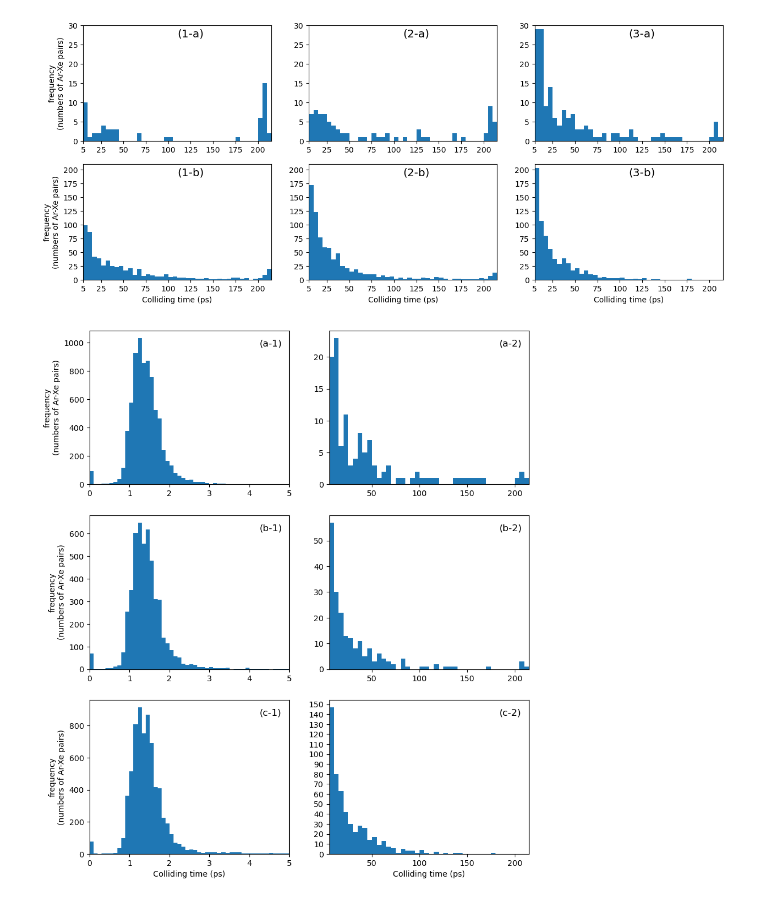
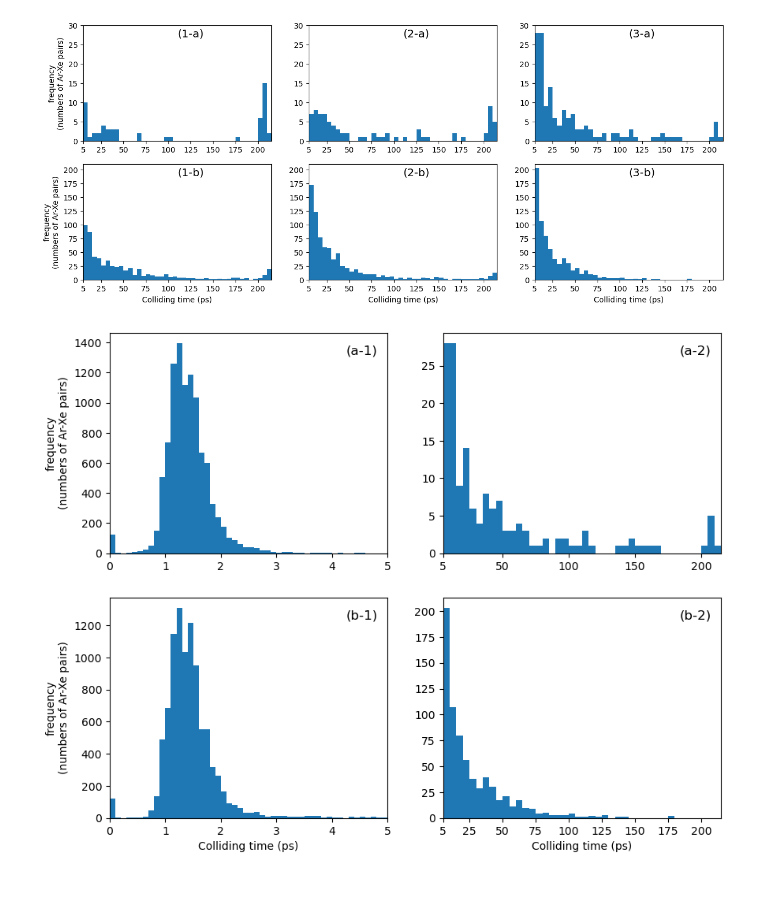
Before and after one commit to RibeiroGroup/Molecular-Dynamics-for-CIS, a Jupyter notebook: src/analyze_monte_carlo.ipynb, the cells around one changed output. Drawn from its saved outputs; the diff is of its cells as text; code cells hidden in the pictures.

```diff
--- a/src/analyze_monte_carlo.ipynb
+++ b/src/analyze_monte_carlo.ipynb
@@ -175,14 +175,15 @@ for i,(temp, freefield_result_path) in enumerate(FREEFIELD_RESULT_DICT.items()):
     w = w[w < 300]
     # to here for dipole spectra - end of copying
 
-    ax[0].plot(w, spec, linestyle = linestyle_list[i])
+    ax[0].plot(w, spec, linestyle = linestyle_list[i], label = "Calc. @ {} K".format(temp))
 
     if temp == '100.0':
         rad_profile100 = f
         omega_profile100 = o
 
 
-fig.legend(loc='lower center', bbox_to_anchor=(0.5, 0.88), ncol=3)
+ax[0].legend()
+    #loc='lower center', bbox_to_anchor=(0.5, 0.88), ncol=3)
 
 ax[0].set_xlim(0,250)
 ax[1].set_xlim(0,250)
@@ -192,8 +193,8 @@ ax[0].set_ylabel(r"$I(\omega)$ (Arbitrary unit)")
 ax[1].set_ylabel(r"Calculated EM field energy $(10^{-23} eV)$")
 ax[1].set_xlabel(r"Wavenumber $(cm^{-1})$")
 
-ax[0].annotate('(a)',xy = (0.9,0.9), xycoords = 'axes fraction')
-ax[1].annotate('(b)',xy = (0.9,0.9), xycoords = 'axes fraction')
+ax[0].annotate('(a)',xy = (0.05,0.9), xycoords = 'axes fraction',fontsize = 'x-large')
+ax[1].annotate('(b)',xy = (0.05,0.9), xycoords = 'axes fraction',fontsize = 'x-large')
 
 fig.savefig(fig_root + "free_spectrum.jpeg",dpi = 600, bbox_inches = 'tight')
 # %% [output]
@@ -282,5 +202,5 @@ KeyboardInterrupt:
 # %%
-for i, (temp, cavityfield_result_path) in enumerate(CAVITYFIELD_RESULT_DICT512.items()):
+for i, (temp, cavityfield_result_path) in enumerate(CAVITYFIELD_RESULT_DICT3.items()):
     print(temp)
 
     directory_dict = categorizing_pickle(cavityfield_result_path, '')
@@ -471,52 +469,52 @@ ax.plot(x, model.predict(x.reshape(-1,1)))
 # Initially zero amplitude field #
 ##################################
 
-fig,ax = plt.subplots(3,2, figsize = (10,12))
+fig,ax = plt.subplots(2,2, figsize = (10,8))
 
 bin_dict = {}
 
-for i, coup_str in enumerate(['Lxy1e1', 'Lxy15', 'Lxy2e1']):
+for i, coup_str in enumerate(['Lxy1e1', 'Lxy2e1']):
 
     cavityfield_result_dict = CAVITYFIELD_RESULT_DICT3[coup_str]
     ct = getall_colliding_time(cavityfield_result_dict, limit = 0)
 
     bin1 = ax[i,0].hist(ct, np.arange(0,5 + 0.1, 0.1))
     bin2 = ax[i,1].hist(ct, np.arange(4.9999,214.9999,4.9999))
 
     bin_dict.update({coup_str: (bin1, bin2)})
 
     del ct
     del cavityfield_result_dict
 
-    if np.max(bin2[0]) > 30:
-        ax[i,1].yaxis.set_major_locator(MultipleLocator(10))
-    else:
-        ax[i,1].yaxis.set_major_locator(MultipleLocator(5))
-
-for i in range(3):
 
     ax[i,1].yaxis.set_major_formatter('{x:.0f}')
 
     ax[i,0].set_xlim(0,5)
     ax[i,1].set_xlim(5,215)
 
     ax[i,0].set_ylabel('frequency\n(numbers of Ar-Xe pairs)')
 
+    if i == 0:
+        ax[i,1].yaxis.set_major_locator(MultipleLocator(5))
+    elif i == 1:
+        ax[i,1].xaxis.set_major_locator(MultipleLocator(25))
 
-ax[2,0].set_xlabel('Colliding time (ps)')
-ax[2,1].set_xlabel('Colliding time (ps)')
+    ax[i,1].set_xticks(list(ax[i,1].get_xticks()) + [5])
+    ax[i,1].set_xlim(5,215)
+
+
+ax[1,0].set_xlabel('Colliding time (ps)')
+ax[1,1].set_xlabel('Colliding time (ps)')
 
 ax[0,0].annotate('(a-1)',xy = (0.85,0.9), xycoords = 'axes fraction', fontsize = 'large')
 ax[1,0].annotate('(b-1)',xy = (0.85,0.9), xycoords = 'axes fraction', fontsize = 'large')
-ax[2,0].annotate('(c-1)',xy = (0.85,0.9), xycoords = 'axes fraction', fontsize = 'large')
 
 ax[0,1].annotate('(a-2)',xy = (0.85,0.9), xycoords = 'axes fraction', fontsize = 'large')
 ax[1,1].annotate('(b-2)',xy = (0.85,0.9), xycoords = 'axes fraction', fontsize = 'large')
-ax[2,1].annotate('(c-2)',xy = (0.85,0.9), xycoords = 'axes fraction', fontsize = 'large')
 
 fig.savefig(fig_root + 'histogram_boltzmann.jpeg',dpi=600, bbox_inches = 'tight')
 # %% [output]
-[figure, old version]
+[figure, new version]
 # %%
 cavityfield_result_dict2 = categorizing_pickle(
     CAVITYFIELD_RESULT_DICT2['Lxy15'], ''
```
Also changed, not shown: parts of 5 cells of this notebook, 15 other files.
